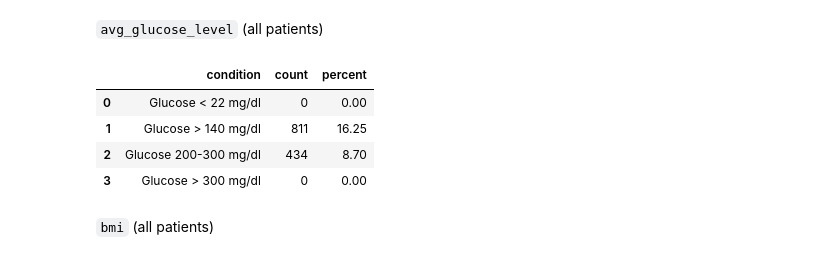
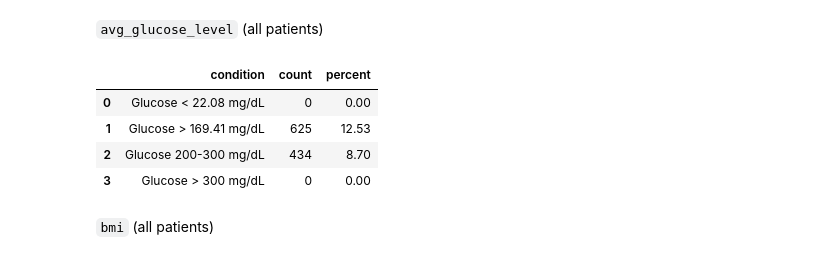
Before and after one commit to Yasir-4/data-science-practice, a Jupyter notebook: projects/mini-projects/stroke-analysis-mini-project.ipynb, the cells around one changed output. Drawn from its saved outputs; the diff is of its cells as text; code cells hidden in the pictures.

```diff
--- a/projects/mini-projects/stroke-analysis-mini-project.ipynb
+++ b/projects/mini-projects/stroke-analysis-mini-project.ipynb
@@ -438,46 +445,44 @@ Patients below 30: 1 | Patients above 106: 0
 # %% [markdown]
 `avg_glucose_level` (all patients)
 # %%
-# Using helper functions defined at the top of the notebook. (count_below, count_above, count_between)
-
 # Total number of patients
 patients_after_cleaning = stroke_df_cleaned.shape[0]
 
 # Create a series for avg_glucose_level
 glucose = stroke_df_cleaned["avg_glucose_level"]
 
 
-# Patients with average glucose level < 22 mg/dl (lower bound)
-low_glucose = count_below(glucose,22)
+# Patients with average glucose level < 22.08 mg/dL (lower bound)
+low_glucose = count_below(glucose,22.08)
 
-# Patients with average glucose level > 140 mg/dl
-high_glucose = count_above(glucose, 140)
+# Patients with average glucose level > 169.41 mg/dL (upper bound)
+high_glucose = count_above(glucose, 169.41)
 high_glucose_pct = (high_glucose/patients_after_cleaning) * 100
 
-# Patients with average glucose level >= 200 and <= 300 mg/dl
+# Patients with average glucose level >= 200 and <= 300 mg/dL
 very_high_glucose = count_between(glucose, 200, 300)
 very_high_glucose_pct = (very_high_glucose/patients_after_cleaning) * 100
 
 # Patients with average glucose level > 300
 extreme_glucose = count_above(glucose, 300)
 
 
 # Build dataframe
 glucose_stats = pd.DataFrame([
-    {"condition": "Glucose < 22 mg/dl", "count": low_glucose, "percent": 0.0},
-    {"condition": "Glucose > 140 mg/dl", "count": high_glucose, "percent": high_glucose_pct},
-    {"condition": "Glucose 200-300 mg/dl", "count": very_high_glucose, "percent": very_high_glucose_pct},
-    {"condition": "Glucose > 300 mg/dl", "count": extreme_glucose, "percent": 0.0}
+    {"condition": "Glucose < 22.08 mg/dL", "count": low_glucose, "percent": 0.0},
+    {"condition": "Glucose > 169.41 mg/dL", "count": high_glucose, "percent": high_glucose_pct},
+    {"condition": "Glucose 200-300 mg/dL", "count": very_high_glucose, "percent": very_high_glucose_pct},
+    {"condition": "Glucose > 300 mg/dL", "count": extreme_glucose, "percent": 0.0}
 ])
 
 # Display glucose dataframe
 display(glucose_stats)
 # %% [output]
 |  | condition | count | percent |
-| 0 | Glucose < 22 mg/dl | 0 | 0.00 |
-| 1 | Glucose > 140 mg/dl | 811 | 16.25 |
-| 2 | Glucose 200-300 mg/dl | 434 | 8.70 |
-| 3 | Glucose > 300 mg/dl | 0 | 0.00 |
+| 0 | Glucose < 22.08 mg/dL | 0 | 0.00 |
+| 1 | Glucose > 169.41 mg/dL | 625 | 12.53 |
+| 2 | Glucose 200-300 mg/dL | 434 | 8.70 |
+| 3 | Glucose > 300 mg/dL | 0 | 0.00 |
 # %% [markdown]
 `bmi` (all patients)
 # %%
```
Also changed, not shown: parts of 28 cells of this notebook.
